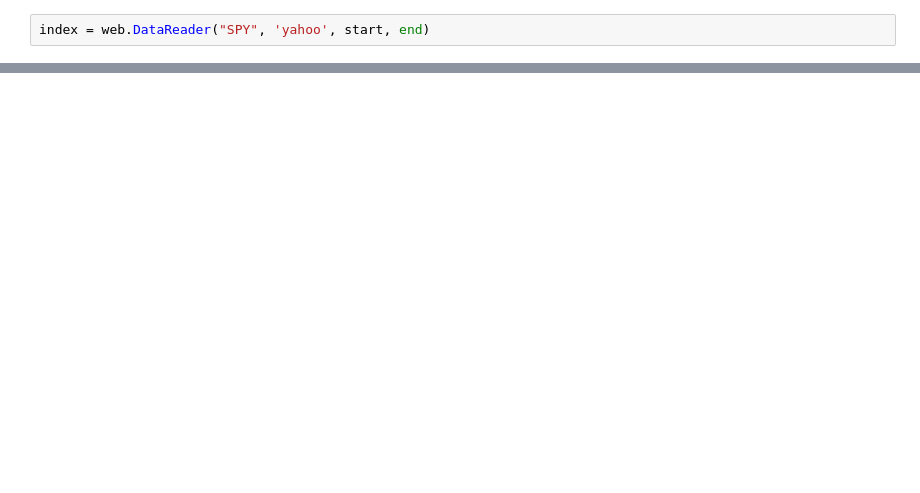
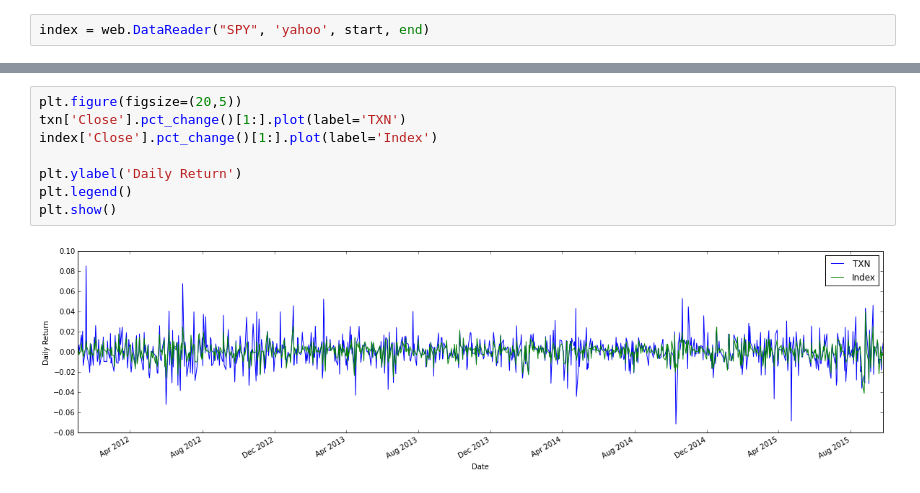
Before and after one commit to Estinox/coding-practices, a Jupyter notebook: ipython_notebooks/TXN_HRL.ipynb, the cells around one changed output, grey strips where cells are left out. Drawn from its saved outputs; the diff is of its cells as text; blank space fills up the shorter version.

```diff
--- a/ipython_notebooks/TXN_HRL.ipynb
+++ b/ipython_notebooks/TXN_HRL.ipynb
@@ -32,0 +49,10 @@ axes[2].set_title('SPY')
+# %%
+plt.figure(figsize=(20,5))
+txn['Close'].pct_change()[1:].plot(label='TXN')
+index['Close'].pct_change()[1:].plot(label='Index')
+
+plt.ylabel('Daily Return')
+plt.legend()
+plt.show()
+# %% [output]
+[figure, added]
```
Also changed, not shown: parts of 10 cells of this notebook.
